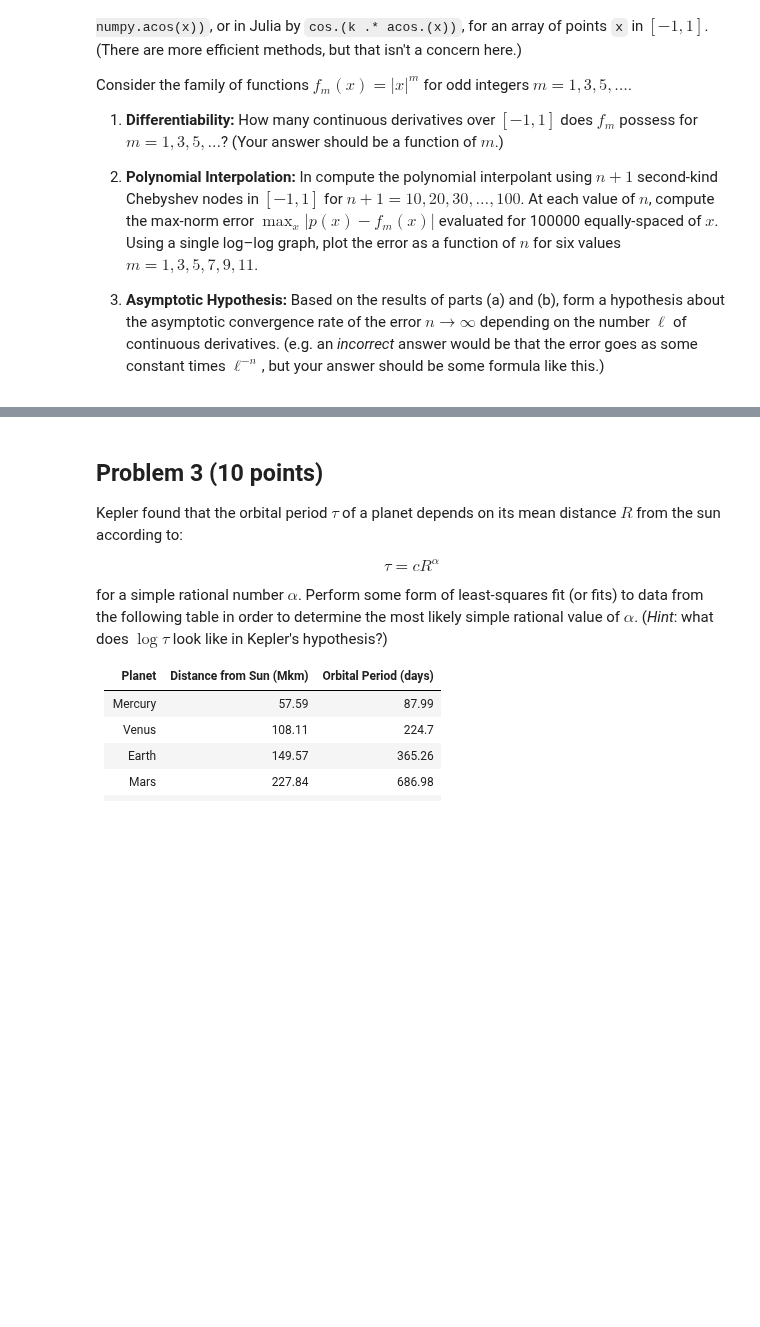
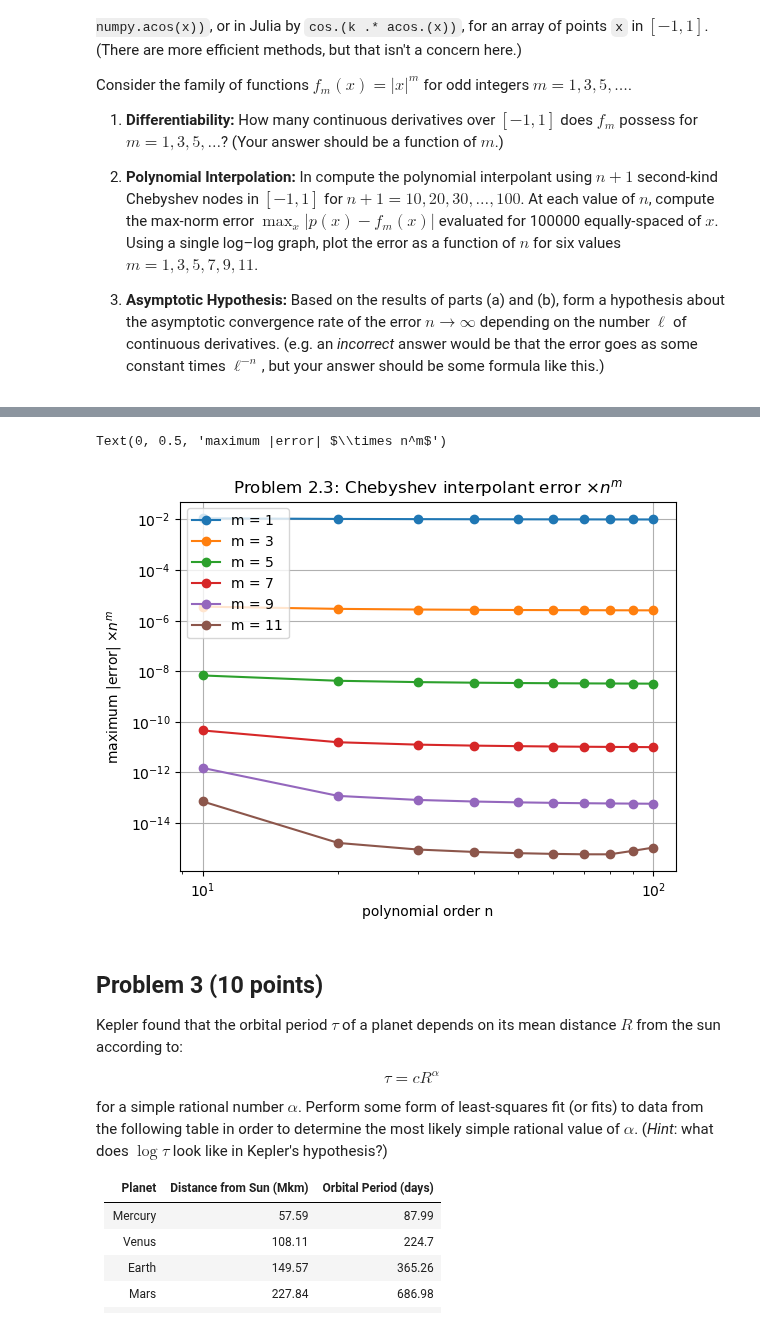
Before and after one commit to mitmath/numerical_hub, a Jupyter notebook: psets/pset2sol.ipynb, the cells around one changed output, grey strips where cells are left out. Cells and saved outputs as stored; diff of their text form; code cells hidden in the pictures; blank space fills up the shorter version.

```diff
--- a/psets/pset2sol.ipynb
+++ b/psets/pset2sol.ipynb
@@ -226,3 +292,15 @@ From the plot, we can see that $ \log(\text{Error}) \sim -\ell \log(n)$ therefor
+# %%
+for ind_m, m in enumerate(m_vals):
+    plt.loglog(N_vals, (np.asarray(N_vals)/100)**m * err_vals[ind_m], "o-", label="m = " + str(m))
+
+plt.legend()
+plt.grid()
+plt.title("Problem 2.3: Chebyshev interpolant error $\\times n^m$")
+plt.xlabel("polynomial order n")
+plt.ylabel("maximum |error| $\\times n^m$")
+# %% [output]
+Text(0, 0.5, 'maximum |error| $\\times n^m$')
+[figure, added]
 # %% [markdown]
 ## Problem 3 (10 points)
 
```
Also changed, not shown: parts of 25 cells of this notebook.
